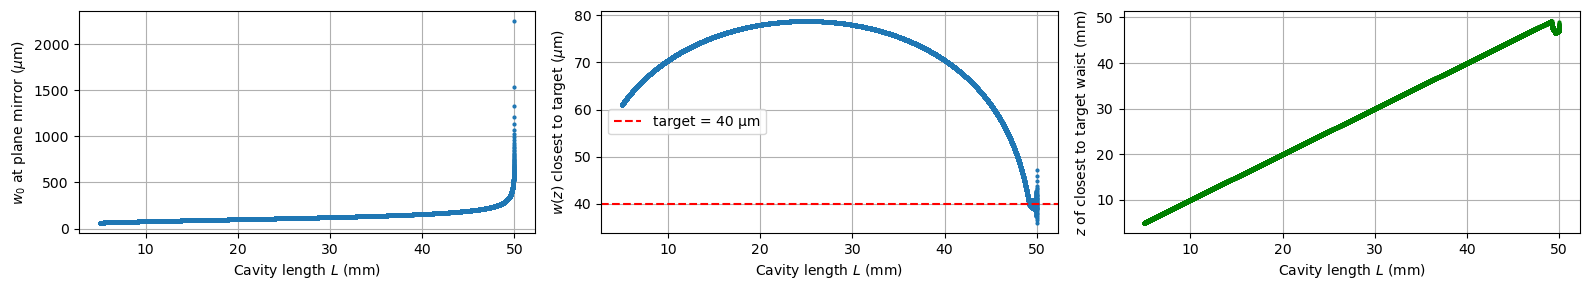
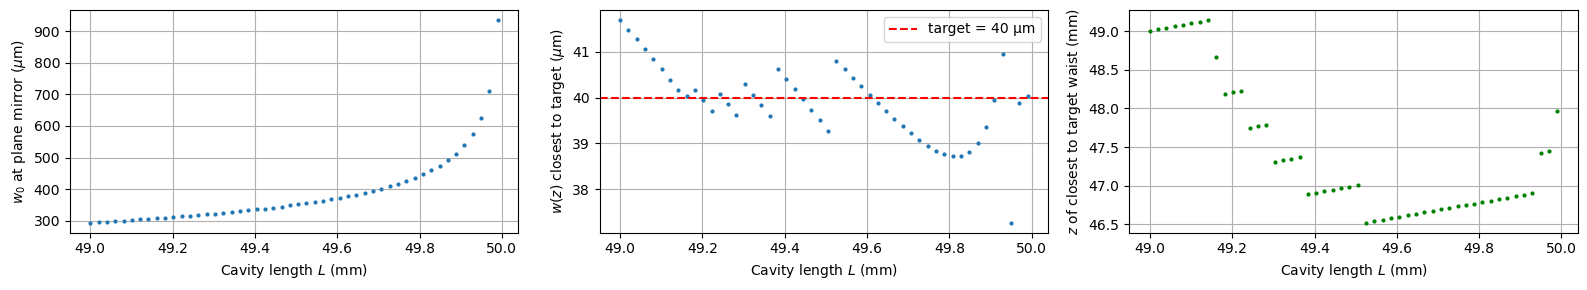
The notebook cell's code change between the first figure and the second:
--- before
+++ after
@@ -4,4 +4,5 @@
 
 array_length = np.linspace(5e-3, 60e-3, 50000)
+array_length = np.linspace(49e-3, 51e-3, 100)
 
 waist_values, stability_values, wz_close, z_close, _, _ = abcd.plan_concave(R1, array_length, wavelength, wz_target, beam_profile=False)
@@ -33,2 +34,15 @@
 #plt.savefig("figure.png", dpi=300, bbox_inches='tight')
 plt.show()
+
+
+
+
+plt.figure(figsize=(6,1.2))
+
+plt.plot(array_length[stability_values]* 1e3, np.ones(sum(stability_values)), 'go', label='Stable')
+plt.plot(array_length[~stability_values]* 1e3, np.ones(sum(~stability_values)), 'ro', label='Unstable')
+plt.xlabel("L (mm)")
+plt.legend()
+plt.grid()
+plt.title("")
+plt.show()

Commit: Problem on waist found and beam profile computed